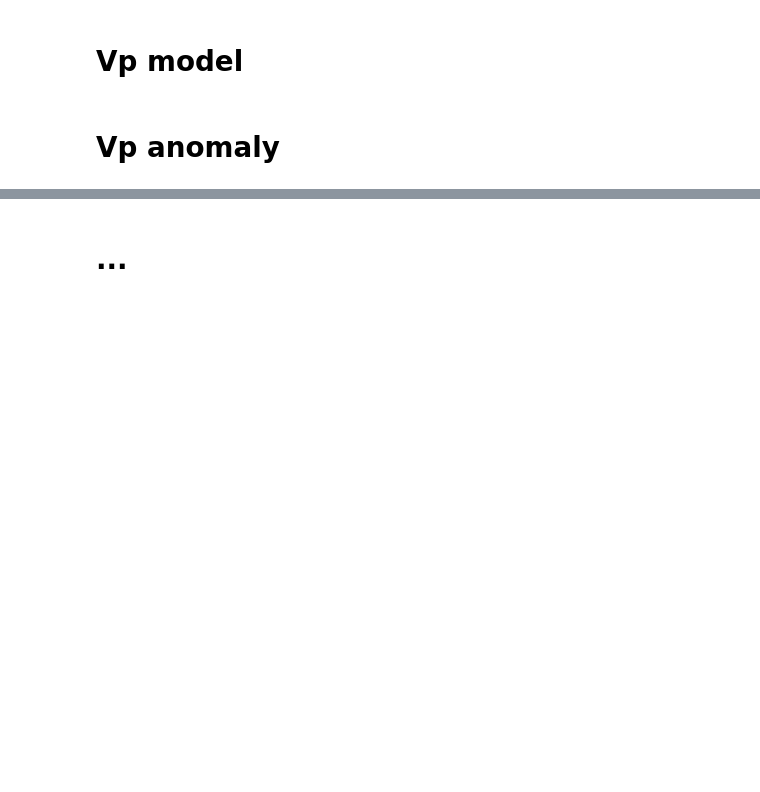
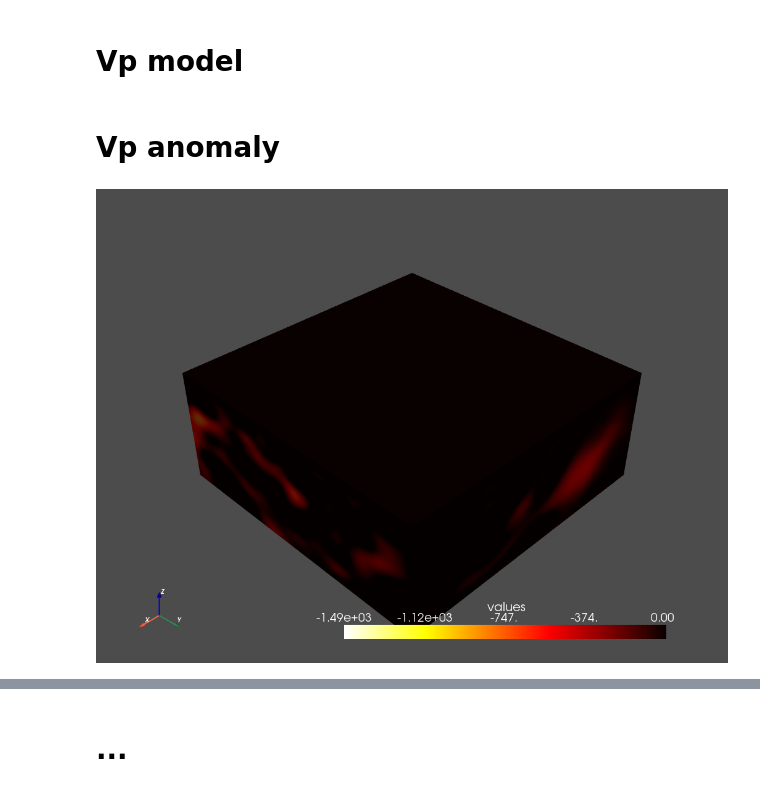
Before and after one commit to kmch/pyvista-examples, a Jupyter notebook: notebooks/myown/kolumbo.ipynb, the cells around one changed output, grey strips where cells are left out. Saved outputs shown, nothing was run; the diff lists cells and outputs as text; code cells hidden in the pictures; blank space fills up the shorter version.

```diff
--- a/notebooks/myown/kolumbo.ipynb
+++ b/notebooks/myown/kolumbo.ipynb
@@ -55,21 +67,23 @@ bodies.plot(opacity=.4)
 # %%
 import numpy as np
 import pyvista as pv
-fname = 'data/p14-CP00080-dVp_x8000_18000_y4000_14000_z0_4000_shape201x201x81.mmp'
+fname = '../../data/p14-CP00080-dVp_x8000_18000_y4000_14000_z0_4000_shape201x201x81.mmp'
 nx, ny, nz = (201,201,81)
 vp = np.memmap(fname, dtype=np.float32, shape=(nx,ny,nz))
 # vp = vp[..., 55:]
 clip = 0 # m/s
 vp[vp > clip] = 0
 dims = (nx,ny,nz)
 spacing = (50,50,50)
 origin = (8e3,4e3,0)
 a = pv.UniformGrid()
 # a = pv.UniformGrid(dims, spacing, origin)
 a.dimensions = vp.shape
 vp[...,:] = vp[...,::-1] # flip z axis
-a.point_arrays["values"] = vp.flatten(order="F")
-# a.plot(cmap='fire_r')
+a.point_data["values"] = vp.flatten(order="F")
+a.plot(cmap='hot_r')
 
 # p.show()
+# %% [output]
+[figure, added]
 # %%
```
Also changed, not shown: parts of 12 cells of this notebook, 3 other files.
